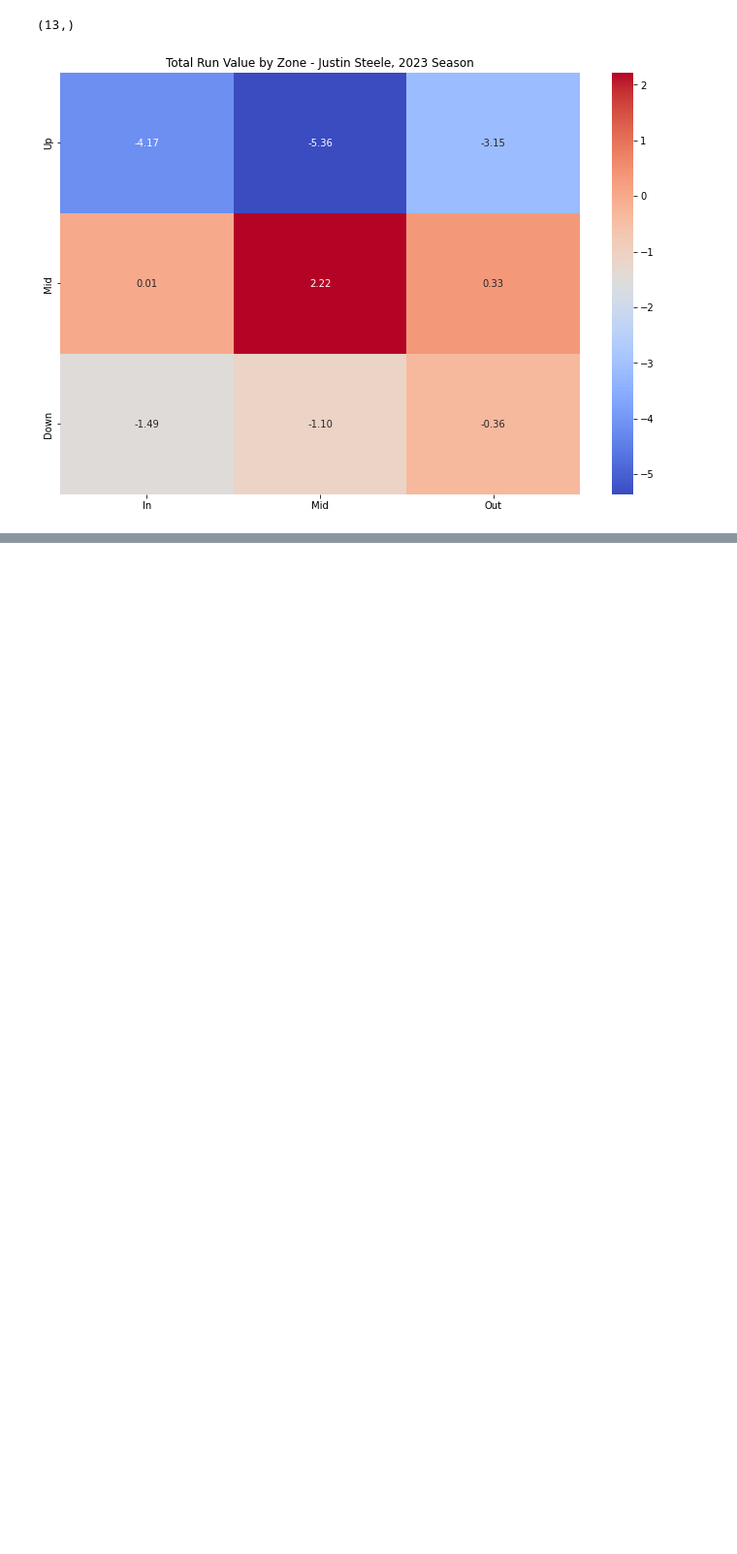
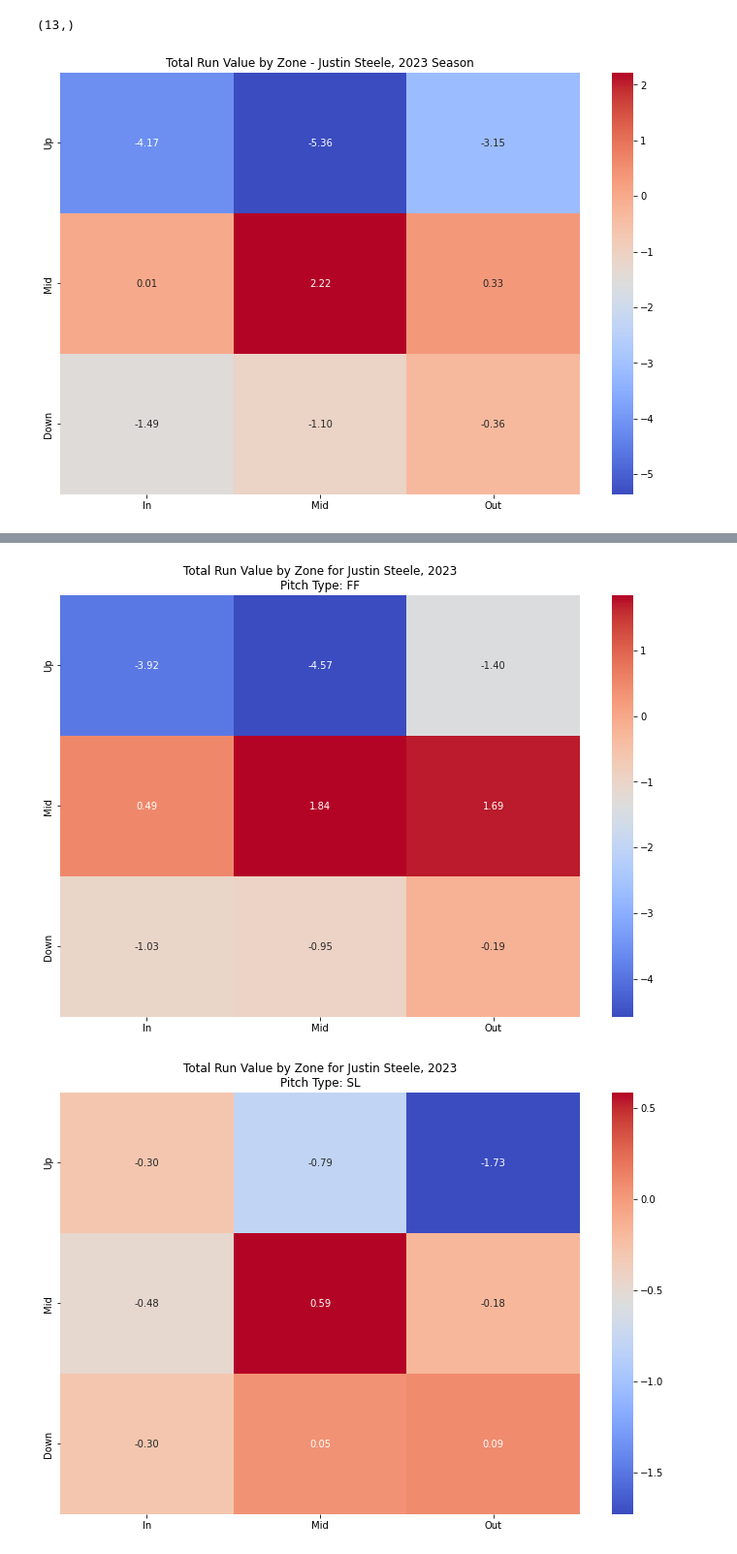
Before and after one commit to JTurek708/Baseball-Analytics, a Jupyter notebook: Chicago Cubs Analysis/zones_runvalues.ipynb, the cells around one changed output, grey strips where cells are left out. Shown at 97% size. Drawn from its saved outputs; the diff is of its cells as text; code cells hidden in the pictures; blank space fills up the shorter version.

```diff
--- a/Chicago Cubs Analysis/zones_runvalues.ipynb
+++ b/Chicago Cubs Analysis/zones_runvalues.ipynb
@@ -32,3 +33,7 @@ plt.title('Total Run Value by Zone - Justin Steele, 2023 Season')
 plt.show()
 # %% [output]
 [figure]
+# %%
+# Filter for 4-seam fastball and slider
+pitches = data_23[data_23['pitch_type'].isin(['FF', 'SL'])]
+pitches.columns
@@ -34,0 +58,20 @@ plt.show()
+# %%
+pitch_types = pitches['pitch_type'].unique()
+# %%
+# Create figure for each pitch type
+for pitch_type in pitch_types:
+    filtered_values = pitches[pitches['pitch_type'] == pitch_type].groupby('zone')['delta_run_exp'].sum()
+
+    if len(filtered_values) > 0:
+        zone_matrix = filtered_values[1:10].values.reshape((3,3))
+
+        zone_matrix = zone_matrix.T
+
+        if not np.isnan(zone_matrix).any():
+            plt.figure(figsize=(12,8))
+            sns.heatmap(zone_matrix, annot=True, cmap='coolwarm', fmt='.2f', xticklabels=['In', 'Mid', 'Out'], yticklabels=['Up', 'Mid', 'Down'])
+            plt.title(f'Total Run Value by Zone for Justin Steele, 2023\nPitch Type: {pitch_type}')
+            plt.show()
+# %% [output]
+[figure, added]
+[figure, added]
```
Also changed, not shown: parts of 4 cells of this notebook, 4 other files.
